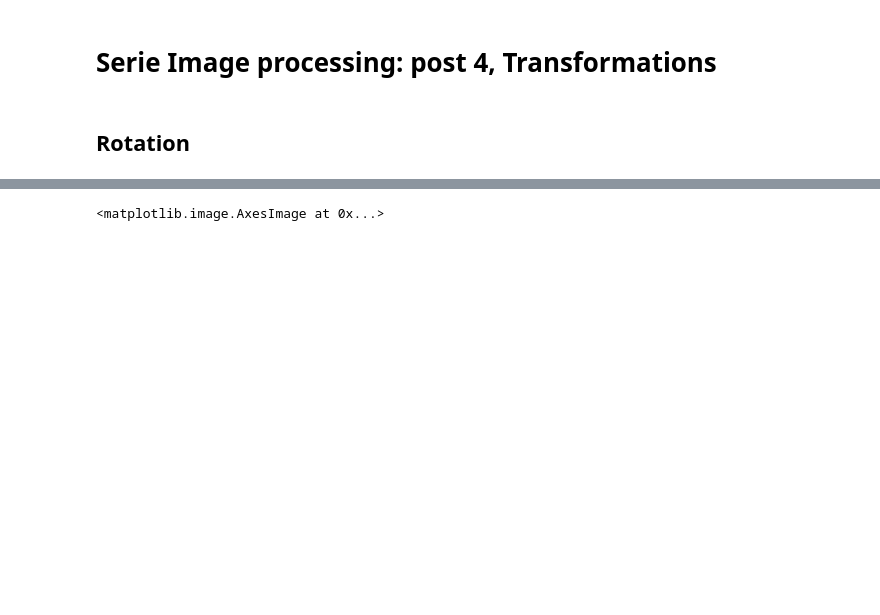
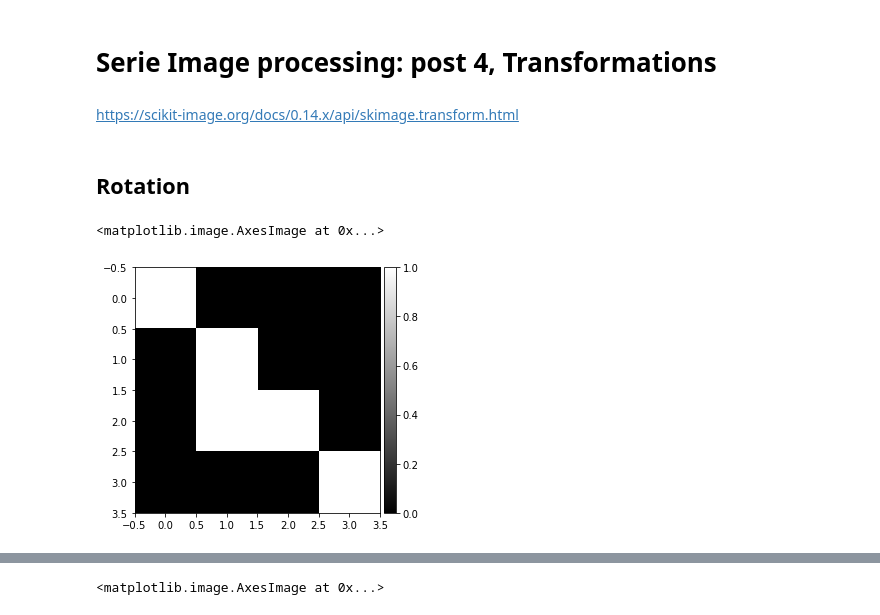
Before and after one commit to datacorner/les-tutos-datacorner.fr, a Jupyter notebook: computer-vision/image-processing/image-processing-post-4.ipynb, the cells around one changed output, grey strips where cells are left out. Saved outputs shown, nothing was run; the diff lists cells and outputs as text; code cells hidden in the pictures; blank space fills up the shorter version.

```diff
--- a/computer-vision/image-processing/image-processing-post-4.ipynb
+++ b/computer-vision/image-processing/image-processing-post-4.ipynb
@@ -1,5 +1,7 @@
 # %% [markdown]
 # Serie Image processing: post 4, Transformations
+# %% [markdown]
+https://scikit-image.org/docs/0.14.x/api/skimage.transform.html
 # %%
 import matplotlib.pyplot as plt
 from skimage.io import imread, imshow
@@ -10,3 +12,9 @@ import pandas as pd
 import math
 # %% [markdown]
 ## Rotation
+# %%
+image_test = np.array([[1,0,0,0], [0,1,0,0], [0,1,1,0], [0,0,0,1]])
+imshow(image_test, cmap=plt.get_cmap('gray'))
+# %% [output]
+<matplotlib.image.AxesImage at 0x...>
+[figure, added]
```
Also changed, not shown: parts of 10 cells of this notebook, 1 other file.
